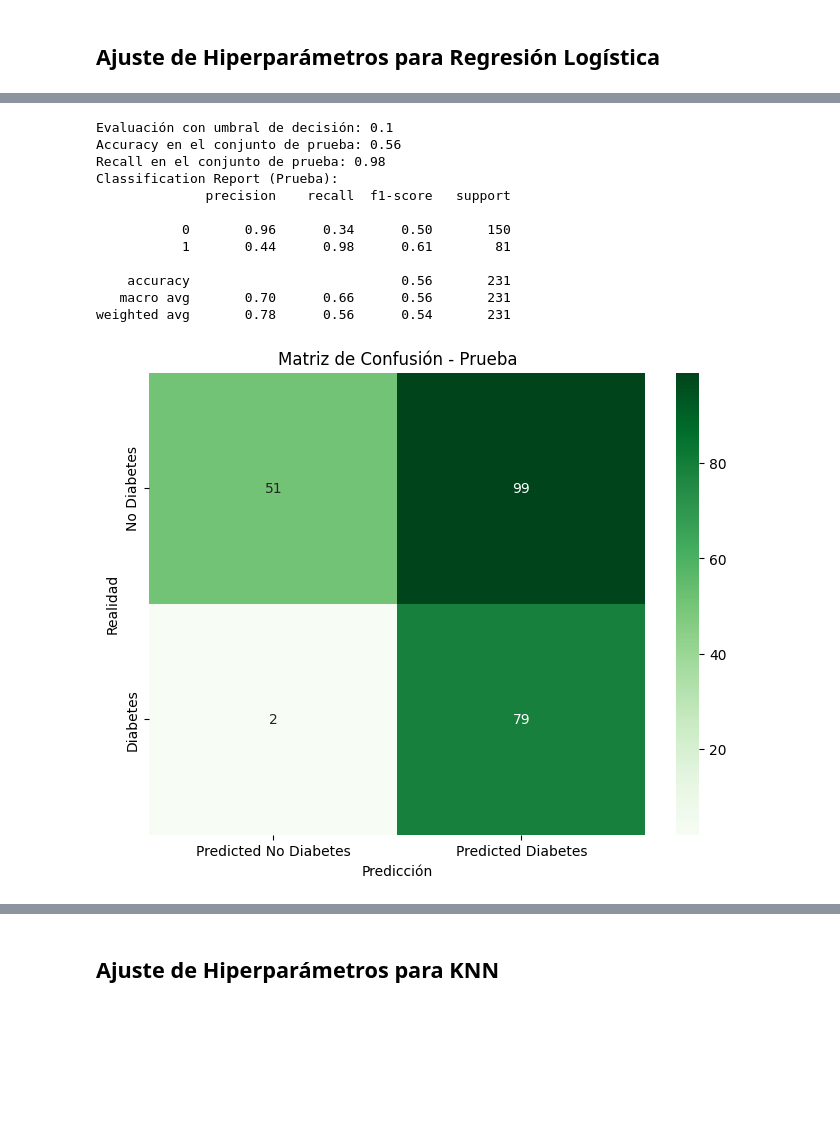
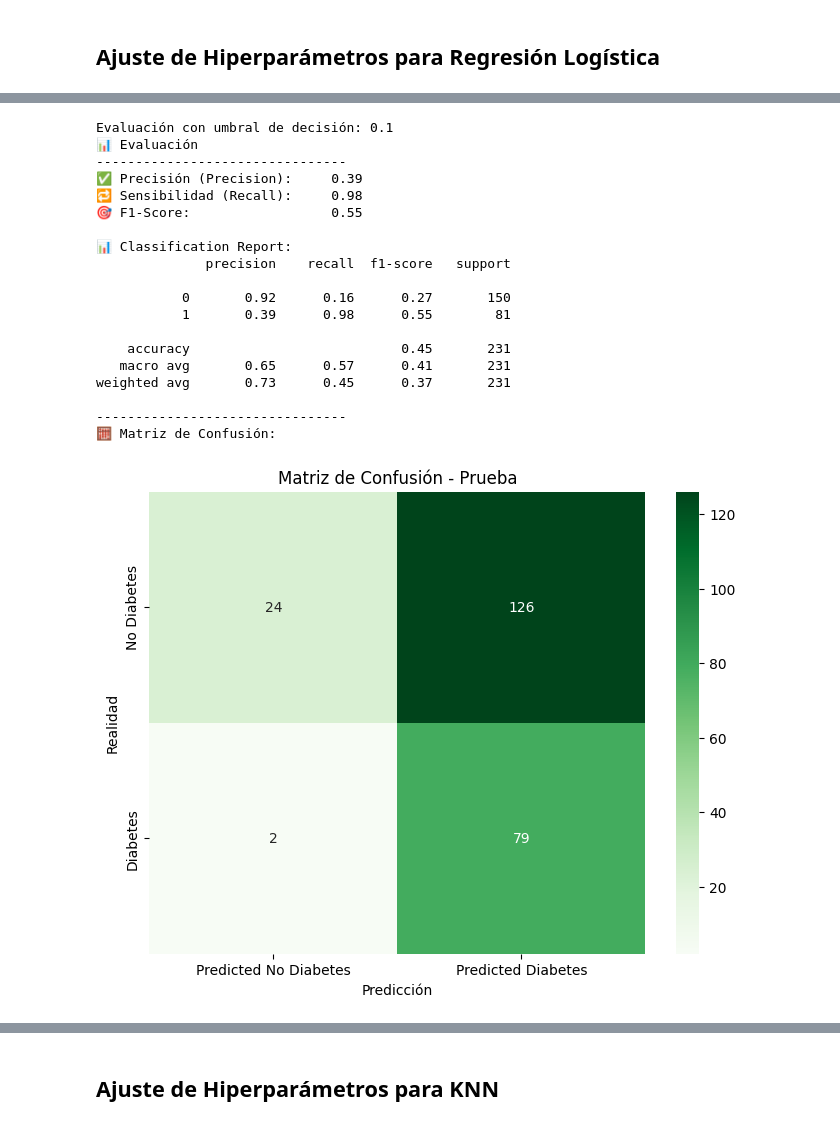
Before and after one commit to XoulEater/Proyecto_1_IA, a Jupyter notebook: diabetes.ipynb, the cells around one changed output, grey strips where cells are left out. Cells and saved outputs as stored; diff of their text form; code cells hidden in the pictures; blank space fills up the shorter version.

```diff
--- a/diabetes.ipynb
+++ b/diabetes.ipynb
@@ -145,15 +149,21 @@ def evaluate_model(X_test, y_test, model, threshold=0.5, cmap='Blues'):
     # Ajustar el umbral de decisión
     y_test_pred = (y_prob >= threshold).astype(int)
 
-    # Evaluar el modelo en el conjunto de prueba
-    accuracy_test = accuracy_score(y_test, y_test_pred)
-    recall_test = recall_score(y_test, y_test_pred)
-    print(f'Accuracy en el conjunto de prueba: {accuracy_test:.2f}')
-    print(f'Recall en el conjunto de prueba: {recall_test:.2f}')
-    print('Classification Report (Prueba):')
+ # Evaluar el modelo en el conjunto de prueba
+    precision = precision_score(y_test, y_test_pred)
+    recall = recall_score(y_test, y_test_pred)
+    f1 = f1_score(y_test, y_test_pred)
+
+    print("📊 Evaluación")
+    print("--------------------------------")
+    print(f"✅ Precisión (Precision):     {precision:.2f}")
+    print(f"🔁 Sensibilidad (Recall):     {recall:.2f}")
+    print(f"🎯 F1-Score:                  {f1:.2f}")
+    print("\n📊 Classification Report:")
     print(classification_report(y_test, y_test_pred))
-
+    print("--------------------------------")
     # Visualizar la matriz de confusión para prueba
+    print("🧮 Matriz de Confusión:")
     cm_test = confusion_matrix(y_test, y_test_pred)
     cm_test_df = pd.DataFrame(cm_test, index=['No Diabetes', 'Diabetes'], columns=['Predicted No Diabetes', 'Predicted Diabetes'])
     plt.figure(figsize=(8, 6))
@@ -274,6 +311,12 @@ weighted avg       0.72      0.72      0.72       231
 Debido a que la estadarización tiende a presentar un mayor recall
 
 Vamos a utilizar la estandarización para el resto de los modelos. Cabe destacar que la diferencia entre ambos es mínima, por lo que no es un factor determinante en la elección del modelo.
+# %%
+# Eleccion del mejor dataset
+y_test = y_test_s
+y_train = y_train_s
+X_train = X_train_s
+X_test = X_test_s
 # %% [markdown]
 ## Ajuste de Hiperparámetros para Regresión Logística
 # %%
@@ -296,15 +339,15 @@ param_grid = {
 grid_search = GridSearchCV(estimator=log_reg, param_grid=param_grid, cv=5, scoring='accuracy', n_jobs=-1, verbose=1)
 
 # Entrenamiento
-grid_search.fit(X_train_s, y_train_s)
+grid_search.fit(X_train, y_train)
 
 # Mejor combinación de hiperparámetros
 print("Best Parameters:", grid_search.best_params_)
 
 # Evaluación con el mejor modelo
 best_model = grid_search.best_estimator_
-best_model.fit(X_train_s, y_train_s)
-evaluate_model(X_test_s, y_test_s, best_model, cmap='Greens')
+best_model.fit(X_train, y_train)
+evaluate_model(X_test, y_test, best_model, cmap='Greens')
 # %% [output]
 Fitting 5 folds for each of 288 candidates, totalling 1440 fits
 Best Parameters: {'C': 0.1, 'class_weight': None, 'max_iter': 100, 'penalty': 'l1', 'random_state': 42, 'solver': 'liblinear'}
@@ -340,24 +390,31 @@ Traceback (most recent call last):
 # %%
 # Evaluación con el mejor modelo con diferentes umbrales
 
 thresholds = [0.1, 0.2, 0.3, 0.4]
 
 for threshold in thresholds:
     print(f"\nEvaluación con umbral de decisión: {threshold}")
-    evaluate_model(X_test_s, y_test_s, best_model, threshold=threshold, cmap='Greens')
+    evaluate_model(X_test, y_test, best_model, threshold=threshold, cmap='Greens')
 # Evaluación con el mejor modelo normalizado
 # %% [output]
 Evaluación con umbral de decisión: 0.1
-Accuracy en el conjunto de prueba: 0.56
-Recall en el conjunto de prueba: 0.98
-Classification Report (Prueba):
+📊 Evaluación
+--------------------------------
+✅ Precisión (Precision):     0.39
+🔁 Sensibilidad (Recall):     0.98
+🎯 F1-Score:                  0.55
+
+📊 Classification Report:
               precision    recall  f1-score   support
 
-           0       0.96      0.34      0.50       150
-           1       0.44      0.98      0.61        81
+           0       0.92      0.16      0.27       150
+           1       0.39      0.98      0.55        81
 
-    accuracy                           0.56       231
-   macro avg       0.70      0.66      0.56       231
-weighted avg       0.78      0.56      0.54       231
+    accuracy                           0.45       231
+   macro avg       0.65      0.57      0.41       231
+weighted avg       0.73      0.45      0.37       231
+
+--------------------------------
+🧮 Matriz de Confusión:
-[figure, old version]
+[figure, new version]
 Evaluación con umbral de decisión: 0.2
```
Also changed, not shown: parts of 10 cells of this notebook.
